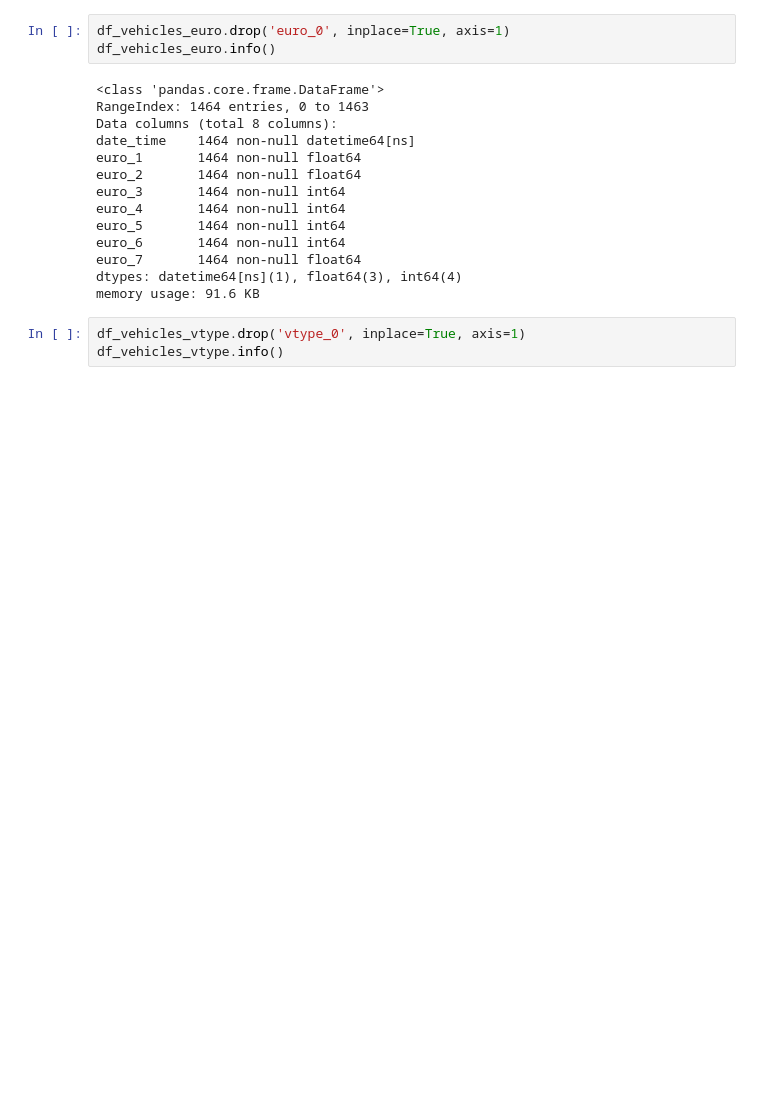
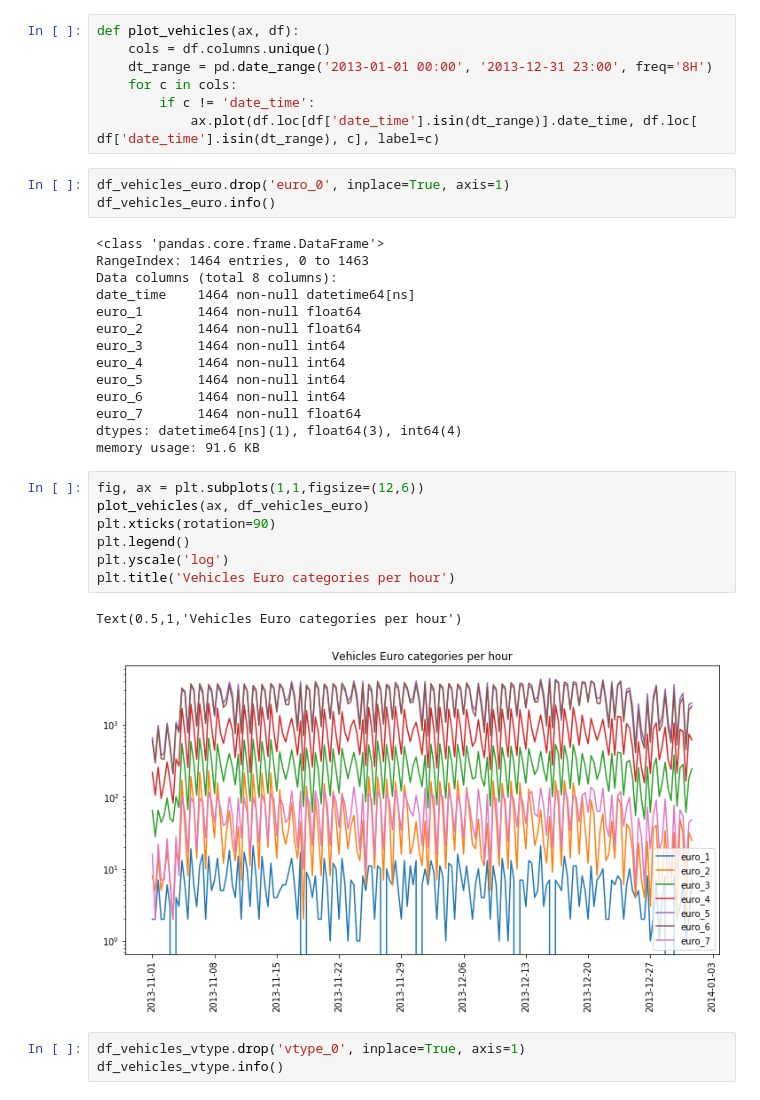
Before and after one commit to nickmancol/airquality-nickman, a Jupyter notebook: AirQuality.ipynb, the cells around one changed output. Cells and saved outputs as stored; diff of their text form; blank space fills up the shorter version.

Commit message:
Adds time series plots for vehicle info

```diff
--- a/AirQuality.ipynb
+++ b/AirQuality.ipynb
@@ -340,6 +340,13 @@ df_vehicles_euro = pd.read_sql('select * from vw_cross_vehicles_euro', db).filln
 df_vehicles_vtype = pd.read_sql('select * from vw_cross_vehicles_vtype', db).fillna(0)
 df_vehicles_ftype = pd.read_sql('select * from vw_cross_vehicles_ftype', db).fillna(0)
 df_vehicles_ltype = pd.read_sql('select * from vw_cross_vehicles_ltype', db).fillna(0)
+# %%
+def plot_vehicles(ax, df):
+    cols = df.columns.unique()
+    dt_range = pd.date_range('2013-01-01 00:00', '2013-12-31 23:00', freq='8H')
+    for c in cols:
+        if c != 'date_time':
+            ax.plot(df.loc[df['date_time'].isin(dt_range)].date_time, df.loc[ df['date_time'].isin(dt_range), c], label=c)
 # %%
 df_vehicles_euro.drop('euro_0', inplace=True, axis=1)
 df_vehicles_euro.info()
@@ -357,6 +364,16 @@ euro_6       1464 non-null int64
 euro_7       1464 non-null float64
 dtypes: datetime64[ns](1), float64(3), int64(4)
 memory usage: 91.6 KB
+# %%
+fig, ax = plt.subplots(1,1,figsize=(12,6))
+plot_vehicles(ax, df_vehicles_euro)
+plt.xticks(rotation=90)
+plt.legend()
+plt.yscale('log')
+plt.title('Vehicles Euro categories per hour')
+# %% [output]
+Text(0.5,1,'Vehicles Euro categories per hour')
+[figure, added]
 # %%
 df_vehicles_vtype.drop('vtype_0', inplace=True, axis=1)
 df_vehicles_vtype.info()
```
Also changed, not shown: parts of 3 cells of this notebook.
